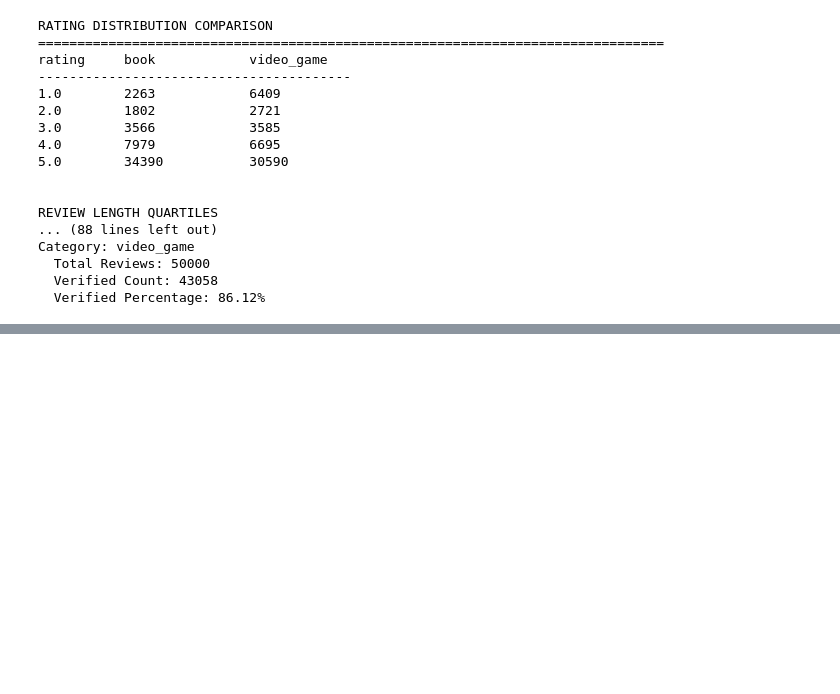
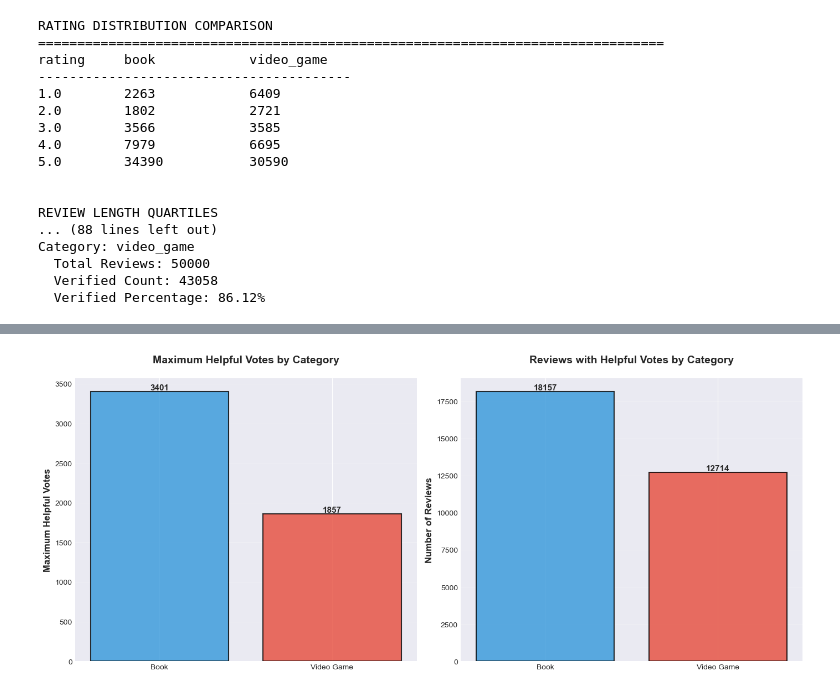
Before and after one commit to jacksoncdawson/distributed_computing_group9, a Jupyter notebook: individual_work/jack_d/jd.ipynb, the cells around one changed output, grey strips where cells are left out. Drawn from its saved outputs; the diff is of its cells as text; code cells hidden in the pictures; blank space fills up the shorter version.

```diff
--- a/individual_work/jack_d/jd.ipynb
+++ b/individual_work/jack_d/jd.ipynb
@@ -276,3 +276,10 @@ Category: video_game
   Total Reviews: 50000
   Verified Count: 43058
   Verified Percentage: 86.12%
+# %%
+import matplotlib.pyplot as plt
+import numpy as np
+
+# Set style for better-looking plots
+plt.style.use('seaborn-v0_8-darkgrid')
+%matplotlib inline
@@ -278,0 +393,90 @@ Category: video_game
+# %%
+# 3. HELPFULNESS STATISTICS
+helpful_stats = (
+    rdd.map(
+        lambda row: (
+            row["category"],
+            {
+                "max_votes": row["helpful_vote"],
+                "has_votes": 1 if row["helpful_vote"] > 0 else 0,
+            },
+        )
+    )
+    .reduceByKey(
+        lambda a, b: {
+            "max_votes": max(a["max_votes"], b["max_votes"]),
+            "has_votes": a["has_votes"] + b["has_votes"],
+        }
+    )
+    .collect()
+)
+
+# Prepare data
+categories = []
+max_votes = []
+reviews_with_votes = []
+
+for category, stats in sorted(helpful_stats):
+    categories.append(category.replace("_", " ").title())
+    max_votes.append(stats["max_votes"])
+    reviews_with_votes.append(stats["has_votes"])
+
+# Create subplots
+fig, (ax1, ax2) = plt.subplots(1, 2, figsize=(14, 6))
+colors = ["#3498db", "#e74c3c"]
+
+# Left plot: Max helpful votes
+bars1 = ax1.bar(
+    categories, max_votes, color=colors, alpha=0.8, edgecolor="black", linewidth=1.5
+)
+ax1.set_ylabel("Maximum Helpful Votes", fontsize=12, fontweight="bold")
+ax1.set_title(
+    "Maximum Helpful Votes by Category", fontsize=14, fontweight="bold", pad=20
+)
+ax1.grid(axis="y", alpha=0.3)
+
+# Add value labels
+for bar in bars1:
+    height = bar.get_height()
+    ax1.text(
+        bar.get_x() + bar.get_width() / 2.0,
+        height,
+        f"{int(height)}",
+        ha="center",
+        va="bottom",
+        fontsize=11,
+        fontweight="bold",
+    )
+
+# Right plot: Reviews with helpful votes
+bars2 = ax2.bar(
+    categories,
+    reviews_with_votes,
+    color=colors,
+    alpha=0.8,
+    edgecolor="black",
+    linewidth=1.5,
+)
+ax2.set_ylabel("Number of Reviews", fontsize=12, fontweight="bold")
+ax2.set_title(
+    "Reviews with Helpful Votes by Category", fontsize=14, fontweight="bold", pad=20
+)
+ax2.grid(axis="y", alpha=0.3)
+
+# Add value labels
+for bar in bars2:
+    height = bar.get_height()
+    ax2.text(
+        bar.get_x() + bar.get_width() / 2.0,
+        height,
+        f"{int(height)}",
+        ha="center",
+        va="bottom",
+        fontsize=11,
+        fontweight="bold",
+    )
+
+plt.tight_layout()
+plt.show()
+# %% [output]
+[figure, added]
```
Also changed, not shown: parts of 4 cells of this notebook, 3 other files.
